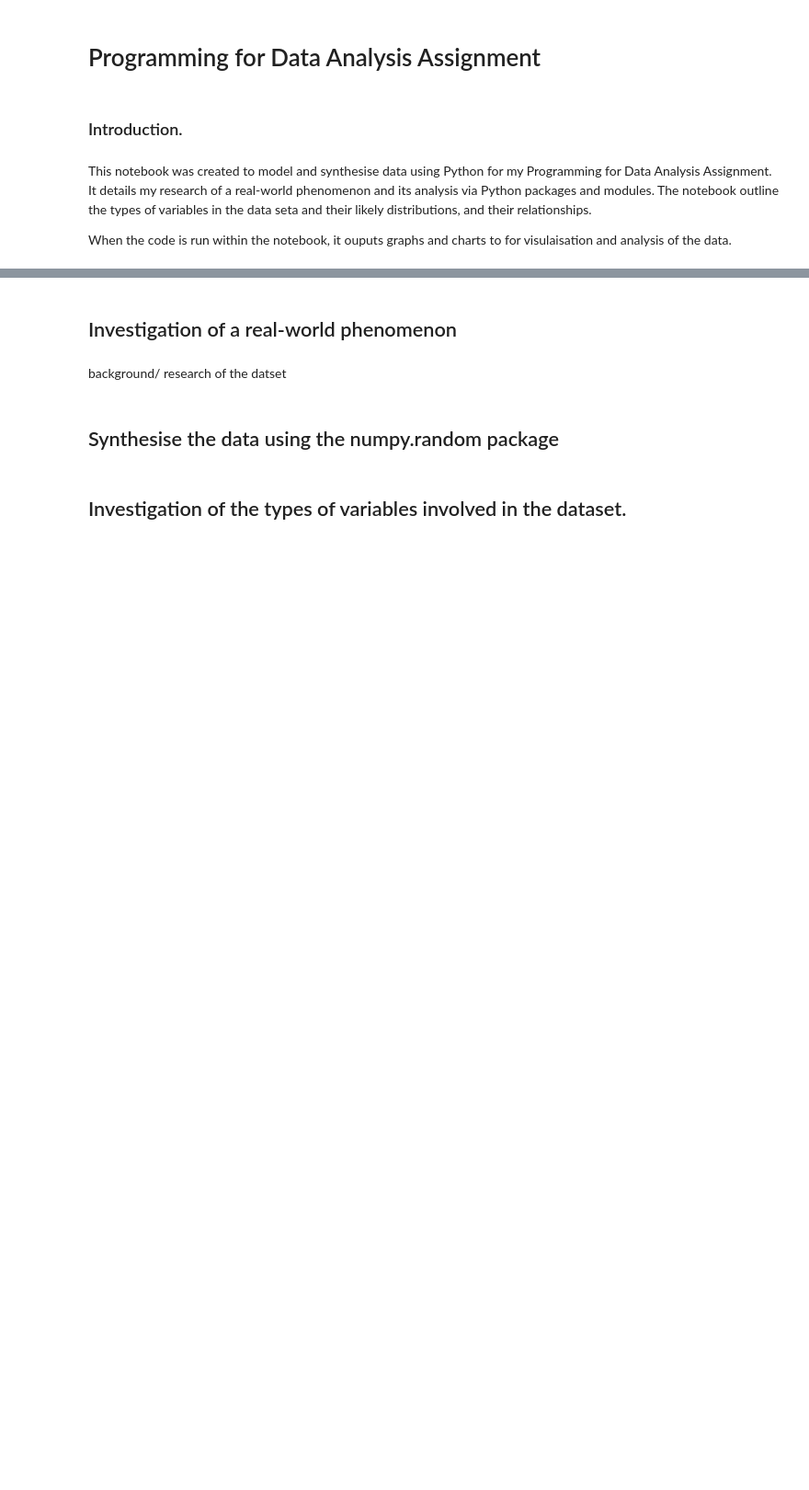
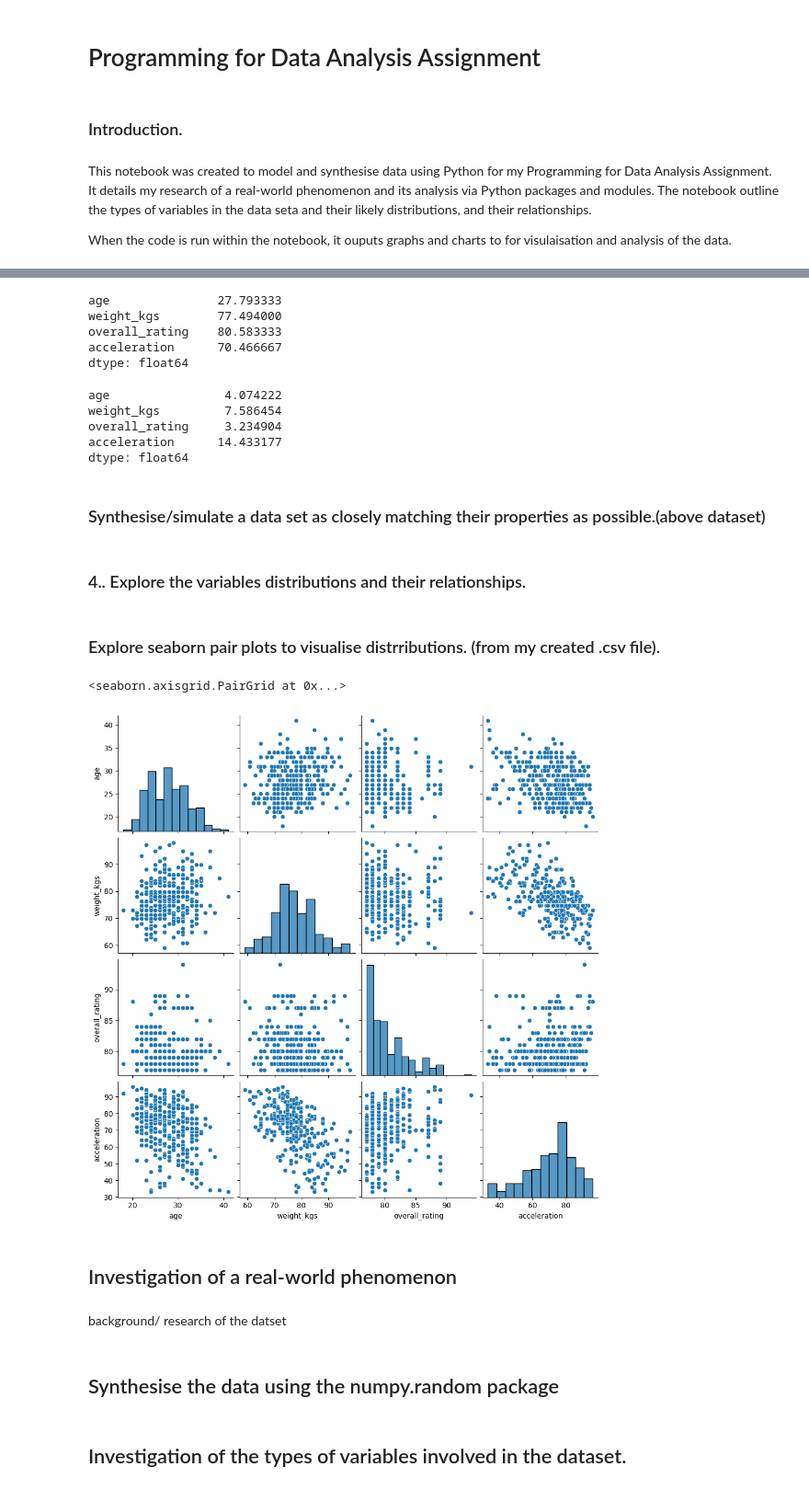
Before and after one commit to conortierney/Prog_for_DA_Assignment, a Jupyter notebook: Prog_for_DA_Assignment.ipynb, the cells around one changed output, grey strips where cells are left out. Shown: that part at 92% size. Drawn from its saved outputs; the diff is of its cells as text; code cells hidden in the pictures; blank space fills up the shorter version.

```diff
--- a/Prog_for_DA_Assignment.ipynb
+++ b/Prog_for_DA_Assignment.ipynb
@@ -16,0 +33,10 @@ time series?
+# %%
+# path to my created .csv file.
+# 1st 300 players from the dataset
+# https://www.kaggle.com/datasets/maso0dahmed/football-players-data/data
+
+file_path = "C:/Users/conor/Documents/fifa_players1.csv"
+# %%
+# read in csv file path from my files.
+
+df = pd.read_csv(file_path)
@@ -16,0 +94,19 @@ time series?
+# %%
+# These are the means for all 4 variables.
+df.mean()
+# %% [output]
+age               27.793333
+weight_kgs        77.494000
+overall_rating    80.583333
+acceleration      70.466667
+dtype: float64
+# %%
+df.std()
+# %% [output]
+age                4.074222
+weight_kgs         7.586454
+overall_rating     3.234904
+acceleration      14.433177
+dtype: float64
+# %% [markdown]
+### Synthesise/simulate a data set as closely matching their properties as possible.(above dataset)
@@ -16,0 +116,11 @@ time series?
+# %% [markdown]
+### 4.. Explore the variables distributions and their relationships.
+# %% [markdown]
+### Explore seaborn pair plots to visualise distrributions. (from my created .csv file).
+# %%
+sns.pairplot(df)
+#pair plots each variable against another.executed with df.
+#each dot represents a row
+# %% [output]
+<seaborn.axisgrid.PairGrid at 0x...>
+[figure, added]
```
Also changed, not shown: parts of 20 cells of this notebook.
